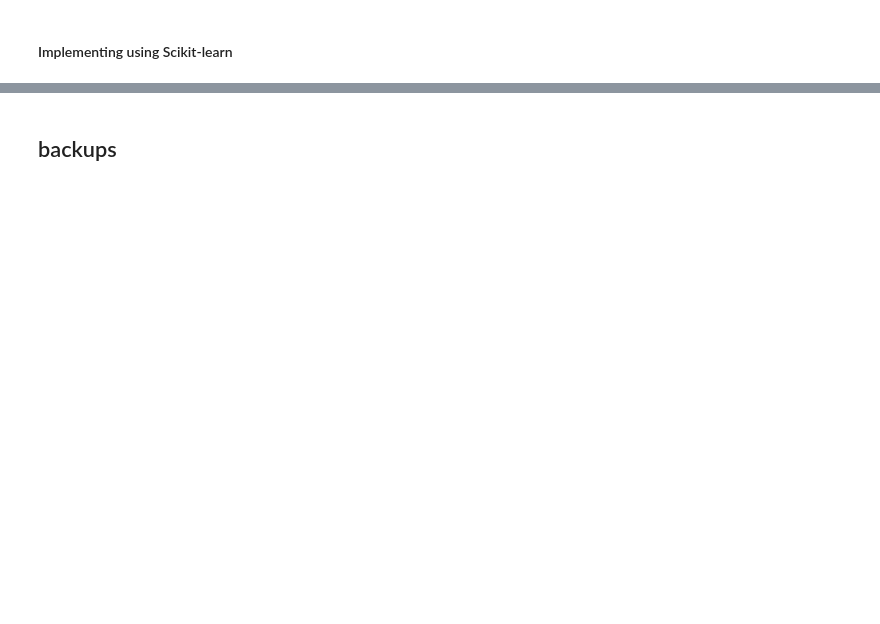
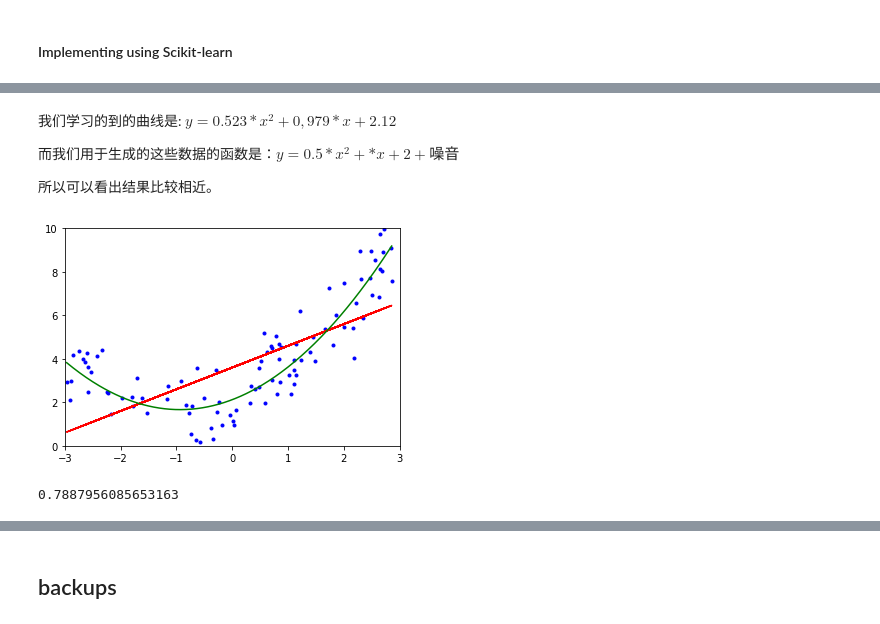
Before and after one commit to ichenwang/ml-course, a Jupyter notebook: lecture-2-linear-regression/lecture2-linear-regression.ipynb, the cells around one changed output, grey strips where cells are left out. Saved outputs shown, nothing was run; the diff lists cells and outputs as text; code cells hidden in the pictures; blank space fills up the shorter version.

```diff
--- a/lecture-2-linear-regression/lecture2-linear-regression.ipynb
+++ b/lecture-2-linear-regression/lecture2-linear-regression.ipynb
@@ -296,0 +363,5 @@ sgd_reg.intercept_, sgd_reg.coef_
+# %%
+from sklearn.preprocessing import PolynomialFeatures
+
+poly_features = PolynomialFeatures(degree=2, include_bias=False)
+X_poly = poly_features.fit_transform(X_poly_100)
@@ -296,0 +383,24 @@ sgd_reg.intercept_, sgd_reg.coef_
+# %% [markdown]
+我们学习的到的曲线是: $y = 0.523*x^2 + 0,979*x + 2.12$
+
+而我们用于生成的这些数据的函数是：$y = 0.5*x^2 + *x + 2 + 噪音$
+
+所以可以看出结果比较相近。
+# %%
+plt.scatter(X_poly_100,y_poly_100,color='blue', marker='.')
+
+y_100_poly_lin_hat = lin_reg_2.intercept_[0] + lin_reg_2.coef_*X_poly_100
+plt.plot(X_poly_100,y_100_poly_lin_hat,color='r')
+
+x_new_300 = np.linspace(X_poly_100.min(), X_poly_100.max(), 300)
+y_300_poly_hat = lin_reg_3.intercept_[0] + lin_reg_3.coef_[0][0]*x_new_300 + lin_reg_3.coef_[0][1]*x_new_300**2
+plt.plot(x_new_300,y_300_poly_hat,color='g')
+
+plt.axis([-3, 3, 0, 10])
+plt.show()
+# %% [output]
+[figure, added]
+# %%
+lin_reg_3.score(X_poly, y_poly_100) # 我们可以看出，score 比linear regression 要好很多
+# %% [output]
+0.7887956085653163
```
Also changed, not shown: parts of 35 cells of this notebook, 6 other files.
